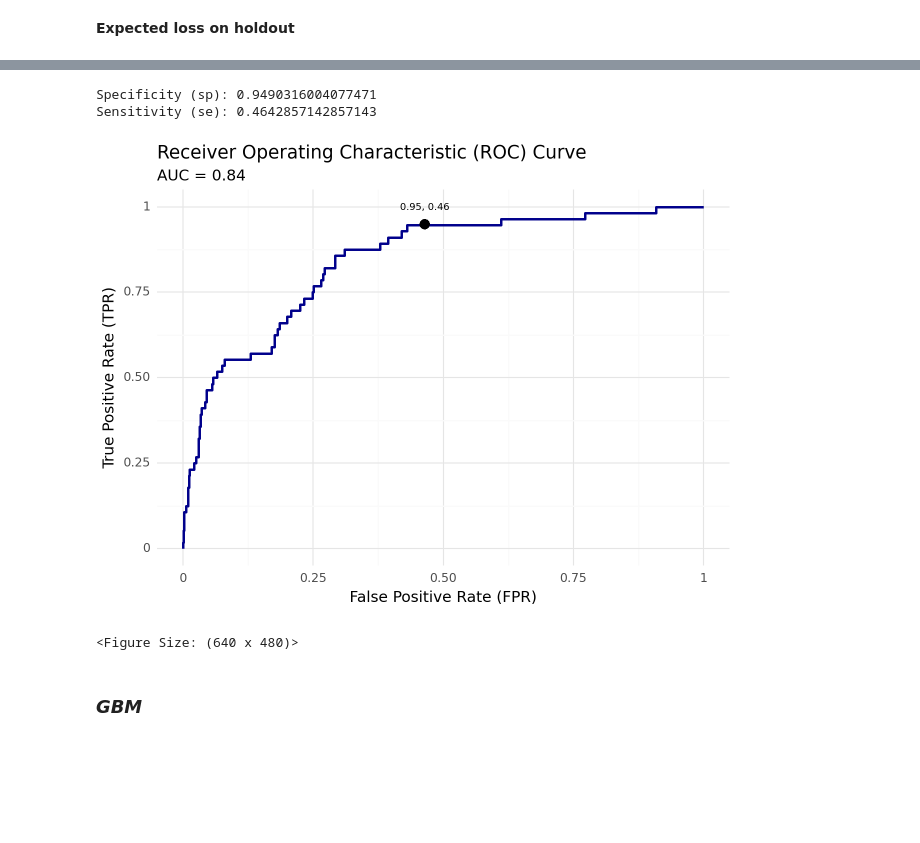
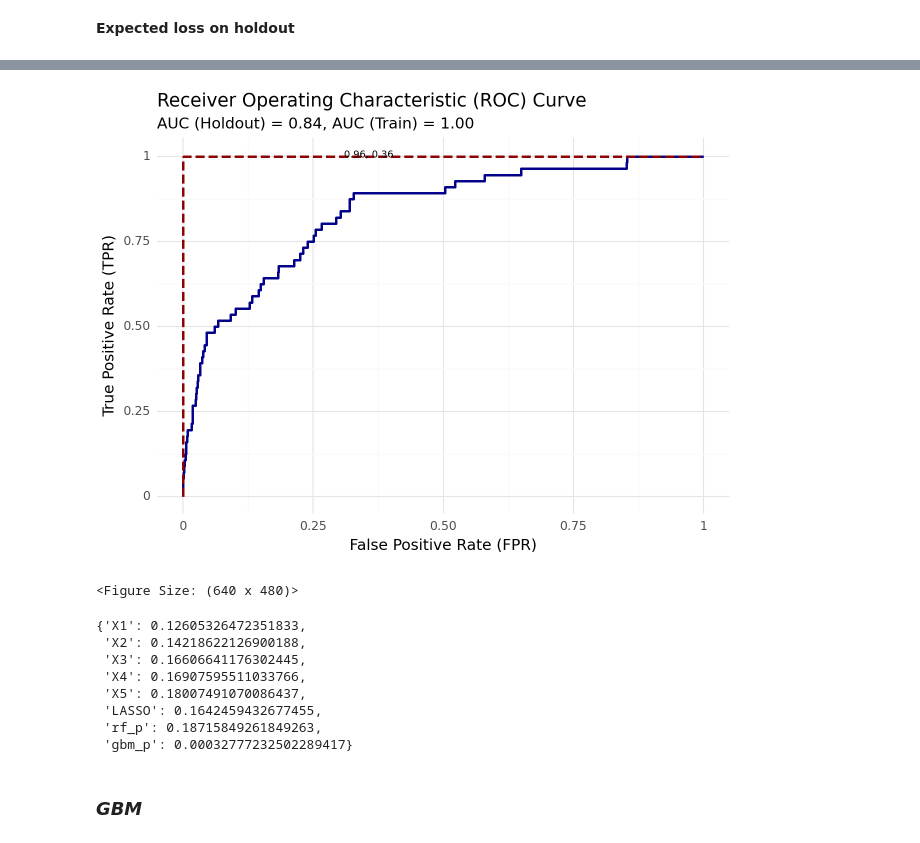
Before and after one commit to mateschieszler/DA3-A3, a Jupyter notebook: DA3_A3_working.ipynb, the cells around one changed output, grey strips where cells are left out. Saved outputs shown, nothing was run; the diff lists cells and outputs as text; code cells hidden in the pictures; blank space fills up the shorter version.

Commit message:
push to add ROC curve by Máté

```diff
--- a/DA3_A3_working.ipynb
+++ b/DA3_A3_working.ipynb
@@ -1276,9 +1277,9 @@ rfvars  = pd.concat([data[["sales_mil", "d1_sales_mil_log","year"] + rawvars + h
 rfvars_train = rfvars.iloc[index_train]
 rfvars_holdout = rfvars.iloc[index_holdout]
 # %%
-grid = {'max_features': [7,8,9,10],
+grid = {'max_features': [4,5,6],
         'criterion':['gini'],
-        'min_samples_split': [10,11,12]}
+        'min_samples_split': [7,8,9]}
 
 elements = len(grid['max_features'])*len(grid['min_samples_split'])
 # %%
@@ -1546,46 +1533,58 @@ cm3.T
-# %%
-# Assuming confusion matrix is stored in cm_optimal
-tn_optimal, fp_optimal, fn_optimal, tp_optimal = cm_object3.ravel()
-
-# Calculate specificity (sp) and sensitivity (se)
-sp_optimal = tn_optimal / (tn_optimal + fp_optimal)
-se_optimal = tp_optimal / (tp_optimal + fn_optimal)
-# %% [output]
-Specificity (sp): 0.9490316004077471
-Sensitivity (se): 0.4642857142857143
 # %%
 # Assuming `rf_predicted_probabilities_holdout` contains your predicted probabilities for the positive class
 fpr, tpr, thresholds = roc_curve(y_holdout, rf_predicted_probabilities_holdout)
 
 # Calculate the Area Under the Curve (AUC)
 roc_auc = auc(fpr, tpr)
 
-# Assuming confusion matrix is stored in cm_optimal
+# Create a confusion matrix object
 tn_optimal, fp_optimal, fn_optimal, tp_optimal = cm_object3.ravel()
 
 # Calculate specificity (sp) and sensitivity (se)
 sp_optimal = tn_optimal / (tn_optimal + fp_optimal)
 se_optimal = tp_optimal / (tp_optimal + fn_optimal)
 
 # Create a DataFrame for the ROC curve
 roc_df = pd.DataFrame({'fpr': fpr, 'tpr': tpr})
 
 # Find the optimal point
 optimal_point = (best_thresholds_cv['rf_p'], 1 - np.mean(expected_loss))
 
-# Plot ROC curve using ggplot
-roc_plot = ggplot(roc_df, aes(x='fpr', y='tpr')) + \
-    geom_line(color='darkblue', size=1) + \
+# Assuming `rf_predicted_probabilities_train` contains your predicted probabilities for the training data
+rf_predicted_probabilities_train = prob_forest_fit_best.predict_proba(rfvars_train)[:,1]
+fpr_train, tpr_train, thresholds_train = roc_curve(y_train, rf_predicted_probabilities_train)
+
+# Calculate the Area Under the Curve (AUC) for training data
+roc_auc_train = auc(fpr_train, tpr_train)
+
+# Create a DataFrame for the ROC curve of training data
+roc_df_train = pd.DataFrame({'fpr': fpr_train, 'tpr': tpr_train})
+
+# Plot ROC curve using ggplot for both training and holdout data
+roc_plot = ggplot() + \
+    geom_line(roc_df, aes(x='fpr', y='tpr'), color='darkblue', size=1, linetype='solid') + \
+    geom_line(roc_df_train, aes(x='fpr', y='tpr'), color='darkred', size=1, linetype='dashed') + \
     geom_point(x=se_optimal, y=sp_optimal,
                color='black', size=3, shape='o', alpha=0.7) + \
-    annotate(geom = "text", x = se_optimal, y = sp_optimal + 0.05,
-                 label = str(round(sp_optimal, 2)) + ', ' + str(round(se_optimal, 2)), size = 7) + \
+    annotate(geom="text", x=se_optimal, y=sp_optimal + 0.05,
+             label=str(round(sp_optimal, 2)) + ', ' + str(round(se_optimal, 2)), size=7) + \
     labs(x='False Positive Rate (FPR)', y='True Positive Rate (TPR)',
          title='Receiver Operating Characteristic (ROC) Curve',
-         subtitle='AUC = {:.2f}'.format(roc_auc)) + \
+         subtitle='AUC (Holdout) = {:.2f}, AUC (Train) = {:.2f}'.format(roc_auc, roc_auc_train)) + \
     theme_minimal()
 
 roc_plot
 # %% [output]
-[figure, old version]
+[figure, new version]
 <Figure Size: (640 x 480)>
+# %%
+best_thresholds_cv
+# %% [output]
+{'X1': 0.12605326472351833,
+ 'X2': 0.14218622126900188,
+ 'X3': 0.16606641176302445,
+ 'X4': 0.16907595511033766,
+ 'X5': 0.18007491070086437,
+ 'LASSO': 0.1642459432677455,
+ 'rf_p': 0.18715849261849263,
+ 'gbm_p': 0.00032777232502289417}
```
Also changed, not shown: parts of 49 cells of this notebook.
